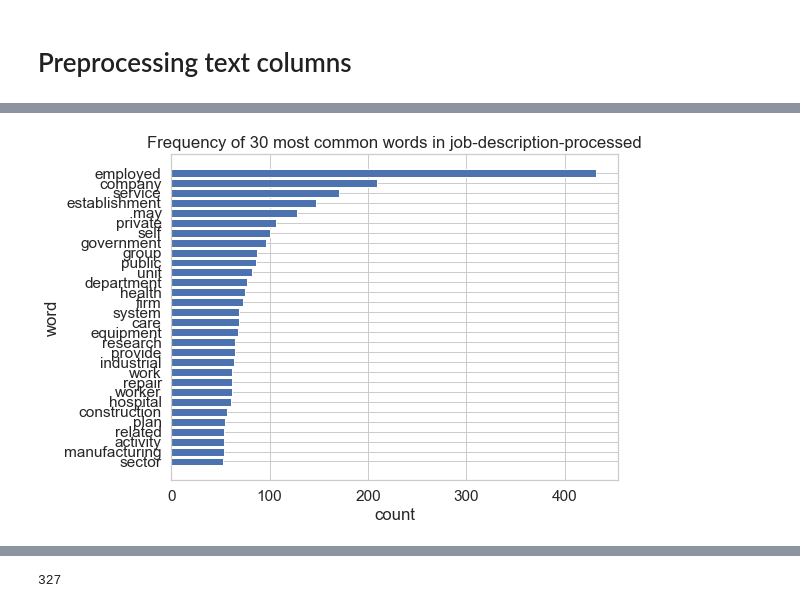
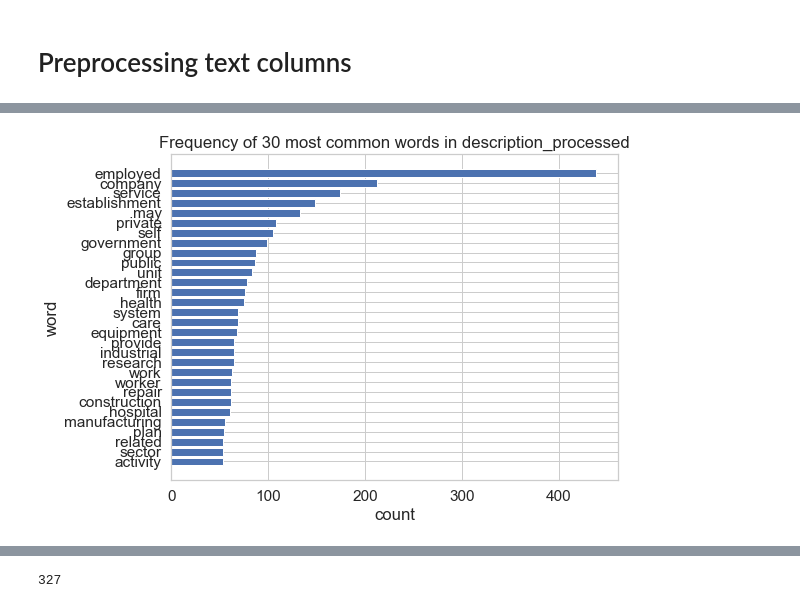
Before and after one commit to anfleury/career-builder, a Jupyter notebook: notebooks/05-skills-analysis.ipynb, the cells around one changed output, grey strips where cells are left out. Saved outputs shown, nothing was run; the diff lists cells and outputs as text; code cells hidden in the pictures.

```diff
--- a/notebooks/05-skills-analysis.ipynb
+++ b/notebooks/05-skills-analysis.ipynb
@@ -150,4 +167,4 @@ plot_common_words(details_df, 'job-title-processed', 20)
-# %%
-plot_common_words(details_df, 'job-description-processed', 30)
-# %% [output]
-[figure, removed]
+# %%
+plot_common_words(train_df, 'description_processed', 30)
+# %% [output]
+[figure, added]
```
Also changed, not shown: parts of 27 cells of this notebook, 2 other files.
